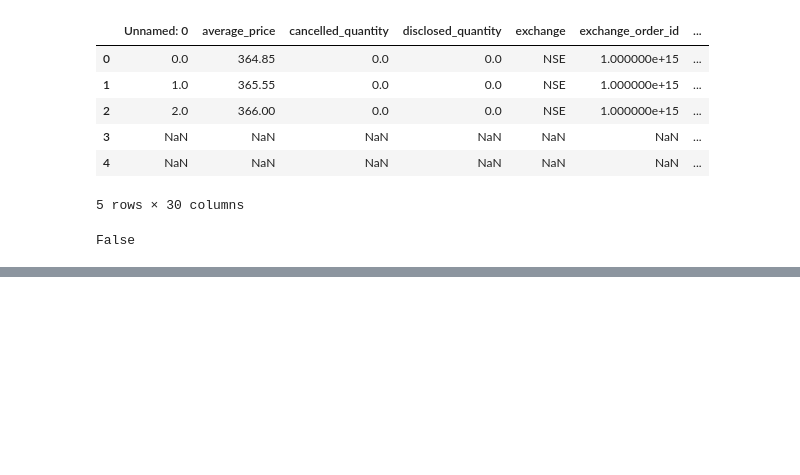
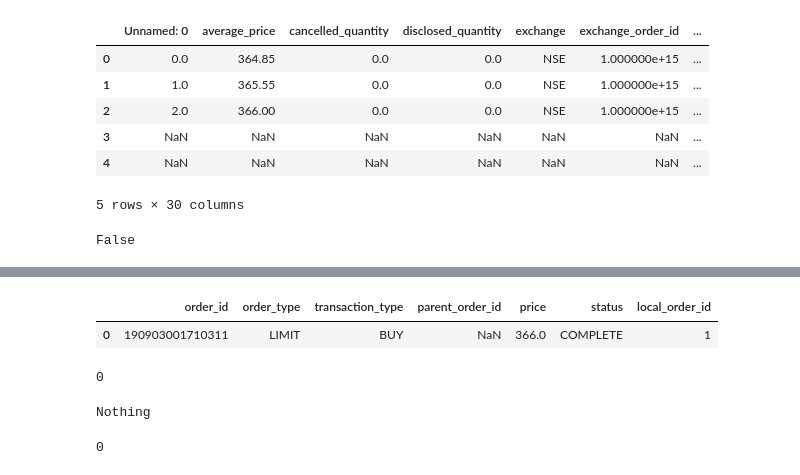
Before and after one commit to sarfrazahmed/APT, a Jupyter notebook: Live_Trading/OMS_Test.ipynb, the cells around one changed output, grey strips where cells are left out. Saved outputs shown, nothing was run; the diff lists cells and outputs as text; code cells hidden in the pictures; blank space fills up the shorter version.

```diff
--- a/Live_Trading/OMS_Test.ipynb
+++ b/Live_Trading/OMS_Test.ipynb
@@ -164,0 +174,22 @@ False
+# %%
+current_order['local_order_id'] = 0
+current_order.at[0, 'local_order_id'] = 1
+current_order
+# %% [output]
+|  | order_id | order_type | transaction_type | parent_order_id | price | status | local_order_id |
+| 0 | 190903001710311 | LIMIT | BUY | NaN | 366.0 | COMPLETE | 1 |
+# %%
+strategy_orders['semi-target_status'][strategy_orders['order_id'] == current_order.at[0, 'local_order_id']].values[0]
+# %% [output]
+0
+# %%
+if strategy_orders['semi-target_status'][strategy_orders['order_id'] == current_order.at[0, 'local_order_id']].values[0] == 1:
+    print("Done")
+else:
+    print("Nothing")
+# %% [output]
+Nothing
+# %%
+strategy_orders['semi-target_status'][strategy_orders['order_id'] == current_order.at[0, 'local_order_id']].values[0]
+# %% [output]
+0
```
Also changed, not shown: parts of 2 cells of this notebook, 1 other file.
